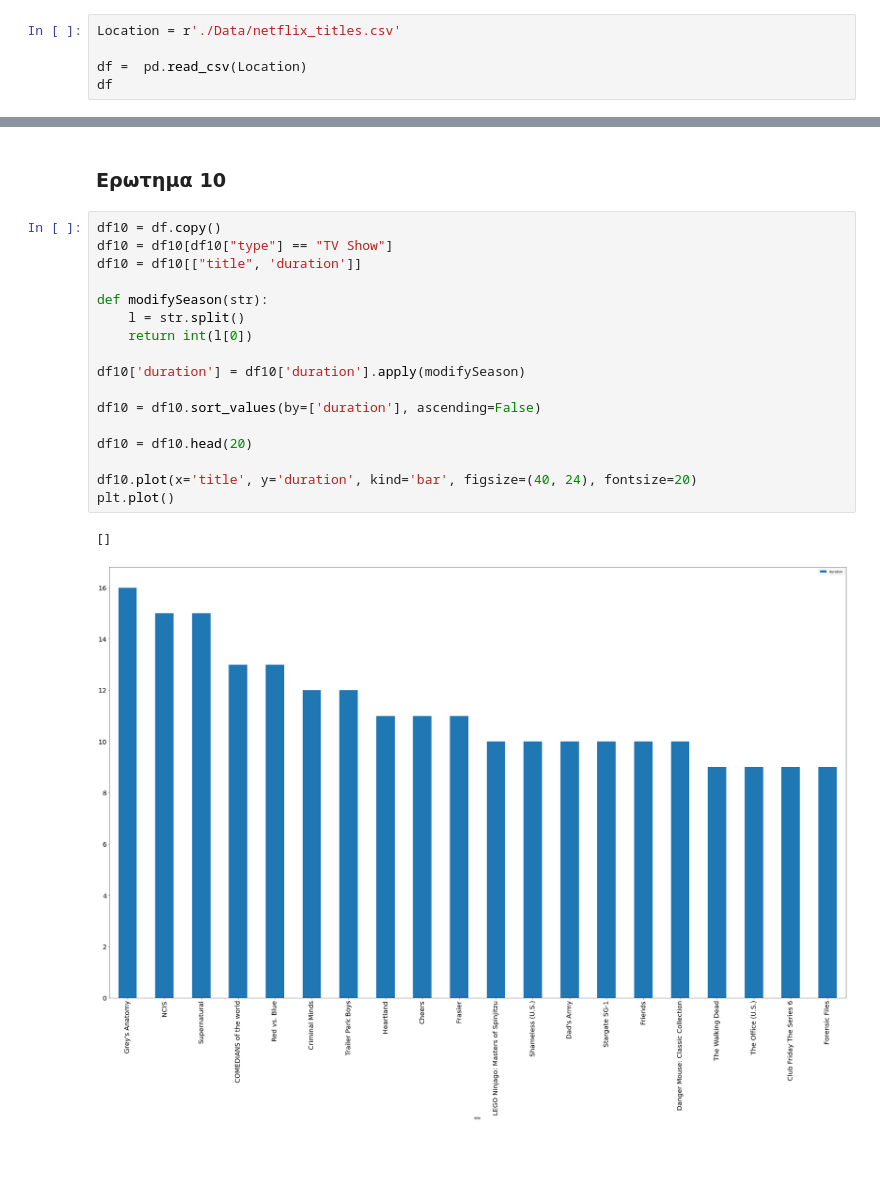
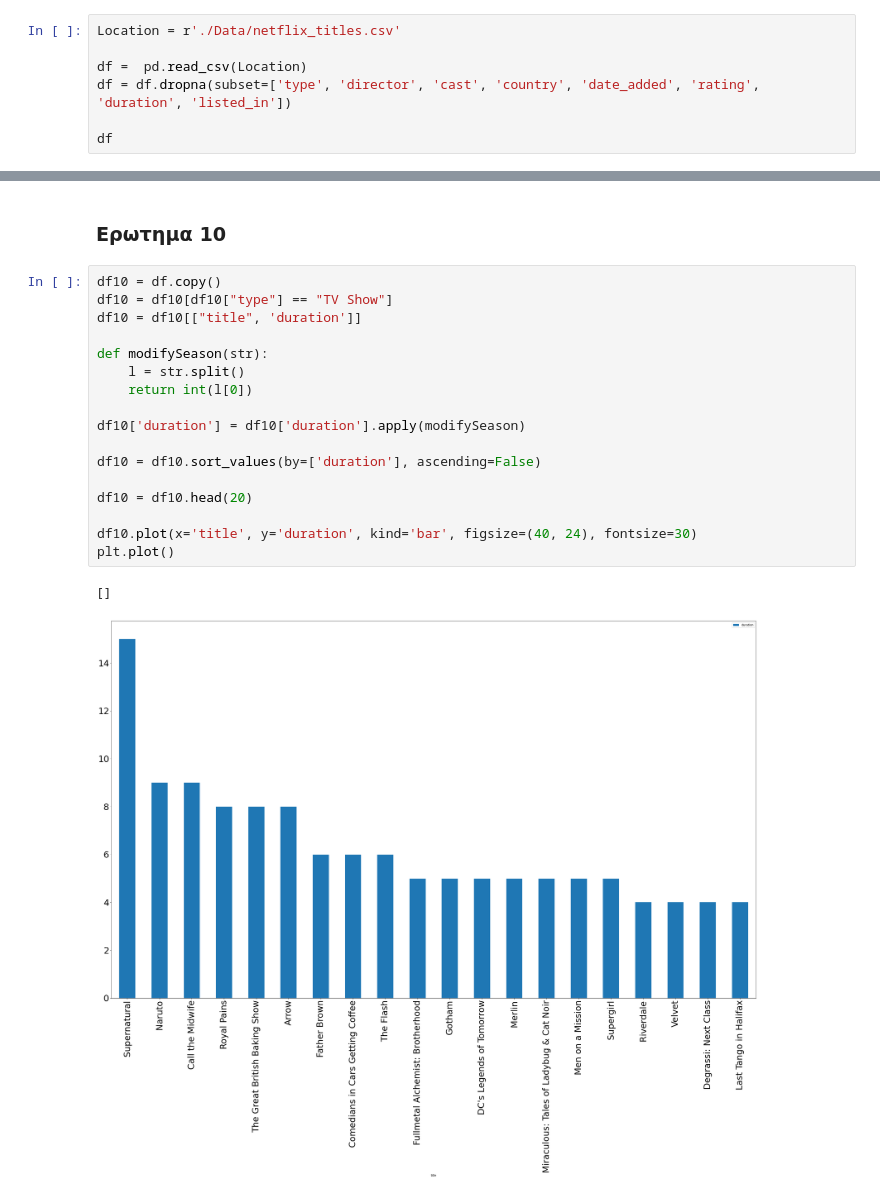
Before and after one commit to Demesta/data_mining_for_netflix, a Jupyter notebook: netflixAndro.ipynb, the cells around one changed output, grey strips where cells are left out. Cells and saved outputs as stored; diff of their text form; blank space fills up the shorter version.

```diff
--- a/netflixAndro.ipynb
+++ b/netflixAndro.ipynb
@@ -8,6 +8,8 @@ import matplotlib.pyplot as plt
 Location = r'./Data/netflix_titles.csv'
 
 df =  pd.read_csv(Location)
+df = df.dropna(subset=['type', 'director', 'cast', 'country', 'date_added', 'rating', 'duration', 'listed_in'])
+
 df
 # %% [output]
 |  | show_id | type | title | director | cast | country | date_added | release_year | rating | duration | ... |
@@ -224,20 +428,20 @@ plt.show()
 # %%
 df10 = df.copy()
 df10 = df10[df10["type"] == "TV Show"]
 df10 = df10[["title", 'duration']]
 
 def modifySeason(str):
     l = str.split()
     return int(l[0])
 
 df10['duration'] = df10['duration'].apply(modifySeason)
 
 df10 = df10.sort_values(by=['duration'], ascending=False)
 
 df10 = df10.head(20)
 
-df10.plot(x='title', y='duration', kind='bar', figsize=(40, 24), fontsize=20)
+df10.plot(x='title', y='duration', kind='bar', figsize=(40, 24), fontsize=30)
 plt.plot()
 # %% [output]
 []
-[figure, old version]
+[figure, new version]
```
Also changed, not shown: parts of 24 cells of this notebook.
